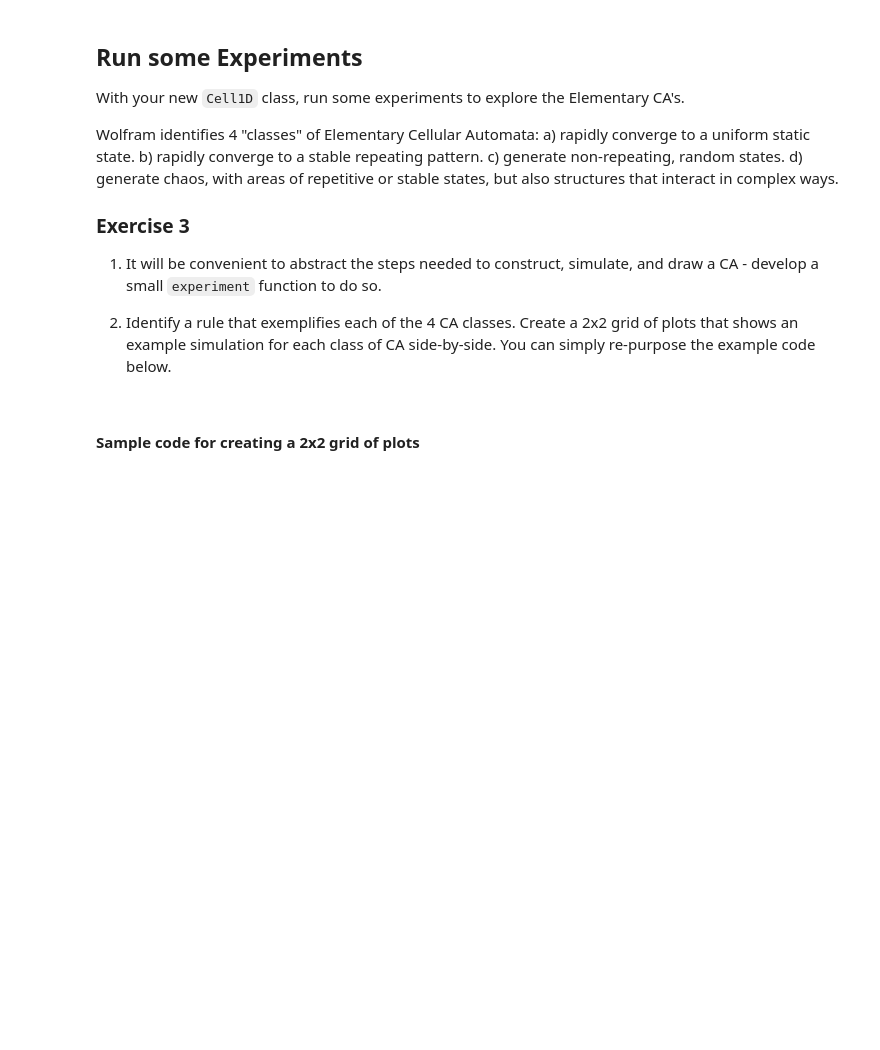
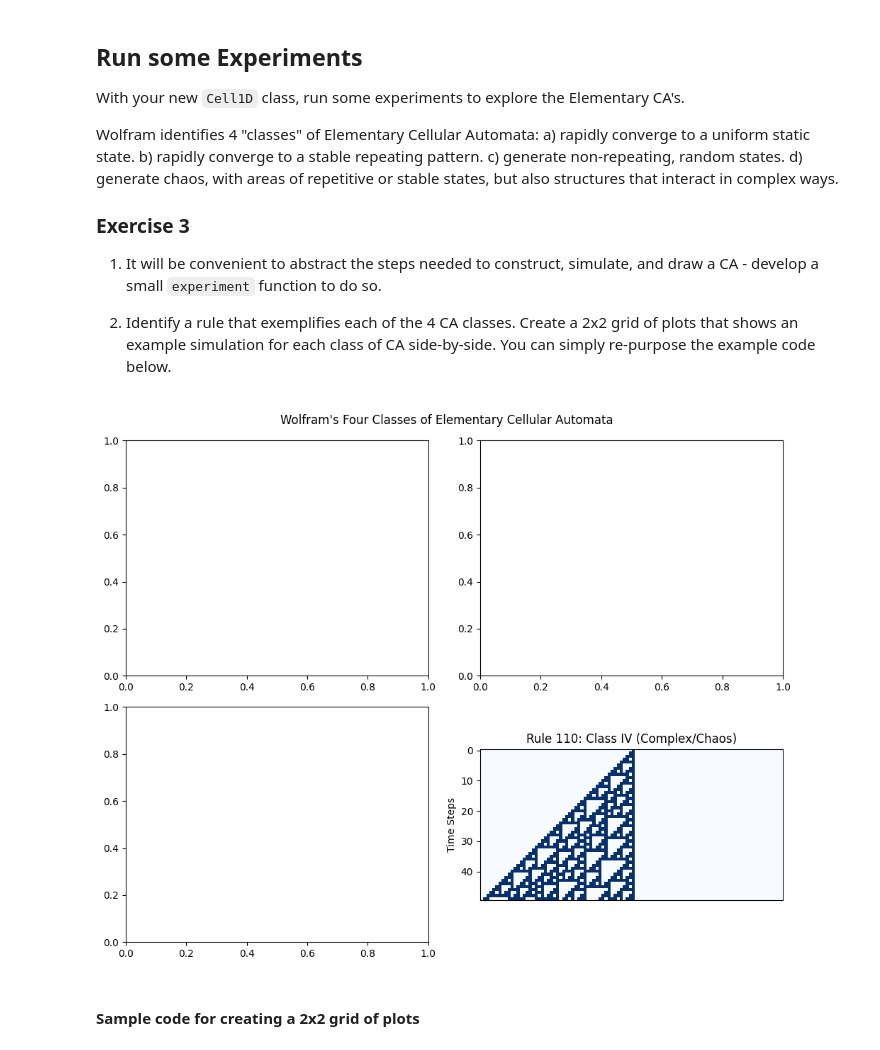
Before and after one commit to kwatra-sanchit/cap-comp215, a Jupyter notebook: labs/lab05-CA-1D.ipynb, the cells around one changed output. Cells and saved outputs as stored; diff of their text form; code cells hidden in the pictures; blank space fills up the shorter version.

```diff
--- a/labs/lab05-CA-1D.ipynb
+++ b/labs/lab05-CA-1D.ipynb
@@ -216,3 +212,47 @@ Wolfram identifies 4 "classes" of Elementary Cellular Automata:
+# %%
+# Solution for Ex. 3 here...
+
+def experiment(rule_number: int, num_cells: int, num_steps: int, start_state: np.ndarray = None, title: str = '', axes=None):
+    """
+    Constructs, simulates, and draws a Cell1D cellular automaton.
+
+    :param rule_number: The integer rule number for the CA.
+    :param num_cells: The number of cells in the CA.
+    :param num_steps: The total number of steps to simulate (including initial state).
+    :param start_state: The initial state of the CA. Defaults to a single center cell if None.
+    :param title: The title for the plot.
+    :param axes: The matplotlib axes to draw on.
+    """
+    if start_state is None:
+        start_state = single_centre_array(num_cells)
+
+    ca = Cell1D(rule_number, start_state)
+    # Simulate for num_steps - 1 because the initial state is already one step
+    ca.simulate(num_steps - 1)
+    ca.draw(title=title)
+
+    fig_title = "Wolfram's Four Classes of Elementary Cellular Automata"
+axes = axes_layout(2, 2, fig_title=fig_title, figsize=(10, 8))
+
+# Define rules for each class
+ca_classes = [
+    (0, 'Class I (Uniform Static)'),
+    (108, 'Class II (Stable Repeating)'),
+    (30, 'Class III (Non-repeating, Random)'),
+    (110, 'Class IV (Complex/Chaos)')
+]
+
+# Simulate and plot for each class
+for i, (rule_number, class_name) in enumerate(ca_classes):
+    row = i // 2
+    col = i % 2
+    ax = axes[row, col]
+    plot_title = f'Rule {rule_number}: {class_name}'
+    experiment(rule_number, num_cells=100, num_steps=50, title=plot_title, axes=ax)
+
+plt.show()
+# %% [output]
+[figure, added]
 # %% [markdown]
 #### Sample code for creating a 2x2 grid of plots
 # %%
```
Also changed, not shown: parts of 4 cells of this notebook.
